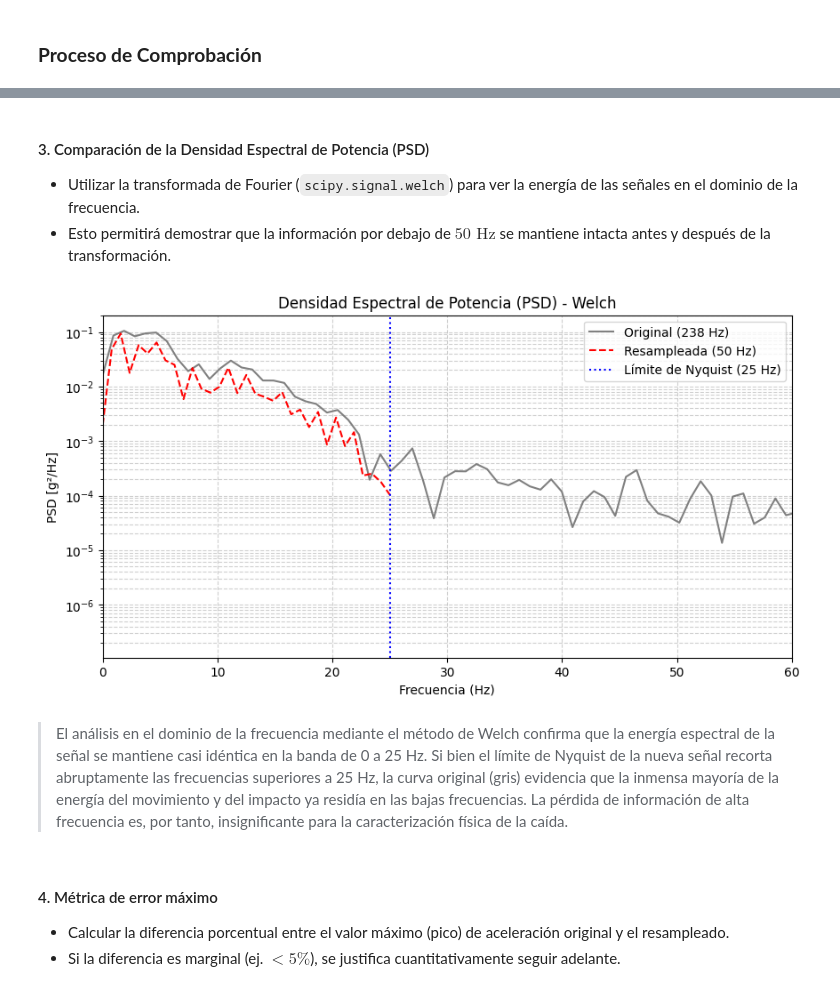
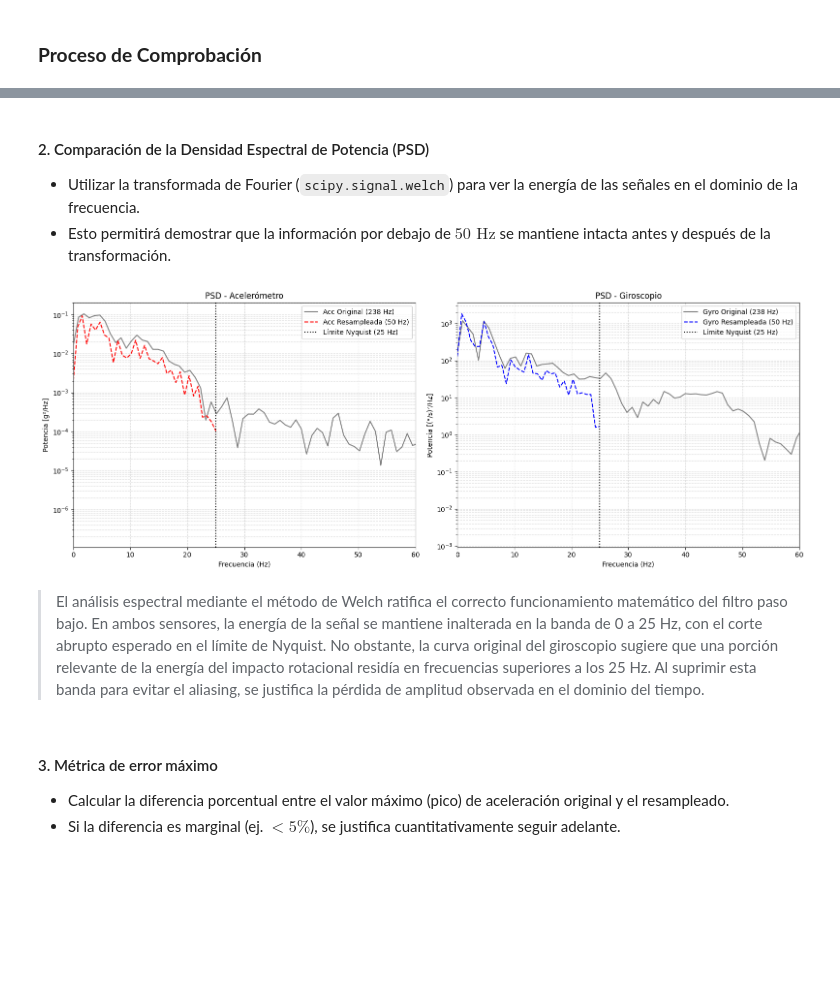
Before and after one commit to marianoInsa/dimiasa-models, a Jupyter notebook: notebooks/00-E01-Frequency-Resampling.ipynb, the cells around one changed output, grey strips where cells are left out. Cells and saved outputs as stored; diff of their text form; code cells hidden in the pictures; blank space fills up the shorter version.

```diff
--- a/notebooks/00-E01-Frequency-Resampling.ipynb
+++ b/notebooks/00-E01-Frequency-Resampling.ipynb
@@ -168,36 +183,54 @@ plt.show()
 # %% [markdown]
-#### 3. Comparación de la Densidad Espectral de Potencia (PSD)
+#### 2. Comparación de la Densidad Espectral de Potencia (PSD)
 * Utilizar la transformada de Fourier (`scipy.signal.welch`) para ver la energía de las señales en el dominio de la frecuencia.
 * Esto permitirá demostrar que la información por debajo de $50\text{ Hz}$ se mantiene intacta antes y después de la transformación.
-# %%
-# Calcular la Densidad Espectral de Potencia (PSD) usando el método de Welch
-# Usamos un nperseg adecuado para la longitud de nuestras ventanas
-nperseg_orig = min(256, len(window_data))
-nperseg_resamp = min(64, len(window_resampled))
-
-f_orig, Pxx_orig = welch(window_data, fs=fs_orig, nperseg=nperseg_orig)
-f_resamp, Pxx_resamp = welch(window_resampled, fs=fs_new, nperseg=nperseg_resamp)
-
-# Graficar la PSD
-plt.figure(figsize=(10, 5))
-plt.semilogy(f_orig, Pxx_orig, label='Original (238 Hz)', color='gray')
-plt.semilogy(f_resamp, Pxx_resamp, label='Resampleada (50 Hz)', color='red', linestyle='--')
-
-# Configuración del gráfico
-plt.title('Densidad Espectral de Potencia (PSD) - Welch')
-plt.xlabel('Frecuencia (Hz)')
-plt.ylabel('PSD [g²/Hz]')
-plt.axvline(x=25, color='blue', linestyle=':', label='Límite de Nyquist (25 Hz)')
-plt.xlim(0, 60) # Limitamos el eje X a 60Hz para mejor visualización
-plt.legend()
-plt.grid(True, which="both", linestyle='--', alpha=0.6)
-plt.show()
-# %% [output]
-[figure, removed]
-# %% [markdown]
-> El análisis en el dominio de la frecuencia mediante el método de Welch confirma que la energía espectral de la señal se mantiene casi idéntica en la banda de 0 a 25 Hz. Si bien el límite de Nyquist de la nueva señal recorta abruptamente las frecuencias superiores a 25 Hz, la curva original (gris) evidencia que la inmensa mayoría de la energía del movimiento y del impacto ya residía en las bajas frecuencias. La pérdida de información de alta frecuencia es, por tanto, insignificante para la caracterización física de la caída.
+# %%
+# 1. Calcular la Densidad Espectral de Potencia (PSD) para Acc y Gyro
+# Usamos nperseg adaptado a la longitud de la ventana
+nperseg_orig = 256
+nperseg_resamp = 64
+
+# PSD para Acelerómetro
+f_acc_orig, Pxx_acc_orig = welch(window_acc, fs=fs_orig, nperseg=nperseg_orig)
+f_acc_resamp, Pxx_acc_resamp = welch(window_acc_resampled, fs=fs_new, nperseg=nperseg_resamp)
+
+# PSD para Giroscopio
+f_gyro_orig, Pxx_gyro_orig = welch(window_gyro, fs=fs_orig, nperseg=nperseg_orig)
+f_gyro_resamp, Pxx_gyro_resamp = welch(window_gyro_resampled, fs=fs_new, nperseg=nperseg_resamp)
+
+# 2. Graficar ambas PSDs
+fig, (ax1, ax2) = plt.subplots(1, 2, figsize=(16, 6))
+
+# Gráfico PSD Acelerómetro
+ax1.semilogy(f_acc_orig, Pxx_acc_orig, label='Acc Original (238 Hz)', color='gray')
+ax1.semilogy(f_acc_resamp, Pxx_acc_resamp, label='Acc Resampleada (50 Hz)', color='red', linestyle='--')
+ax1.axvline(x=25, color='black', linestyle=':', label='Límite Nyquist (25 Hz)')
+ax1.set_title('PSD - Acelerómetro')
+ax1.set_xlabel('Frecuencia (Hz)')
+ax1.set_ylabel('Potencia [g²/Hz]')
+ax1.set_xlim(0, 60)
+ax1.legend()
+ax1.grid(True, which="both", linestyle='--', alpha=0.5)
+
+# Gráfico PSD Giroscopio
+ax2.semilogy(f_gyro_orig, Pxx_gyro_orig, label='Gyro Original (238 Hz)', color='gray')
+ax2.semilogy(f_gyro_resamp, Pxx_gyro_resamp, label='Gyro Resampleada (50 Hz)', color='blue', linestyle='--')
+ax2.axvline(x=25, color='black', linestyle=':', label='Límite Nyquist (25 Hz)')
+ax2.set_title('PSD - Giroscopio')
+ax2.set_xlabel('Frecuencia (Hz)')
+ax2.set_ylabel('Potencia [(°/s)²/Hz]')
+ax2.set_xlim(0, 60)
+ax2.legend()
+ax2.grid(True, which="both", linestyle='--', alpha=0.5)
+
+plt.tight_layout()
+plt.show()
+# %% [output]
+[figure, added]
+# %% [markdown]
+> El análisis espectral mediante el método de Welch ratifica el correcto funcionamiento matemático del filtro paso bajo. En ambos sensores, la energía de la señal se mantiene inalterada en la banda de 0 a 25 Hz, con el corte abrupto esperado en el límite de Nyquist. No obstante, la curva original del giroscopio sugiere que una porción relevante de la energía del impacto rotacional residía en frecuencias superiores a los 25 Hz. Al suprimir esta banda para evitar el aliasing, se justifica la pérdida de amplitud observada en el dominio del tiempo.
 # %% [markdown]
-#### 4. Métrica de error máximo
+#### 3. Métrica de error máximo
 * Calcular la diferencia porcentual entre el valor máximo (pico) de aceleración original y el resampleado.
 * Si la diferencia es marginal (ej. $< 5\%$), se justifica cuantitativamente seguir adelante.
 # %%
```
Also changed, not shown: parts of 17 cells of this notebook.
